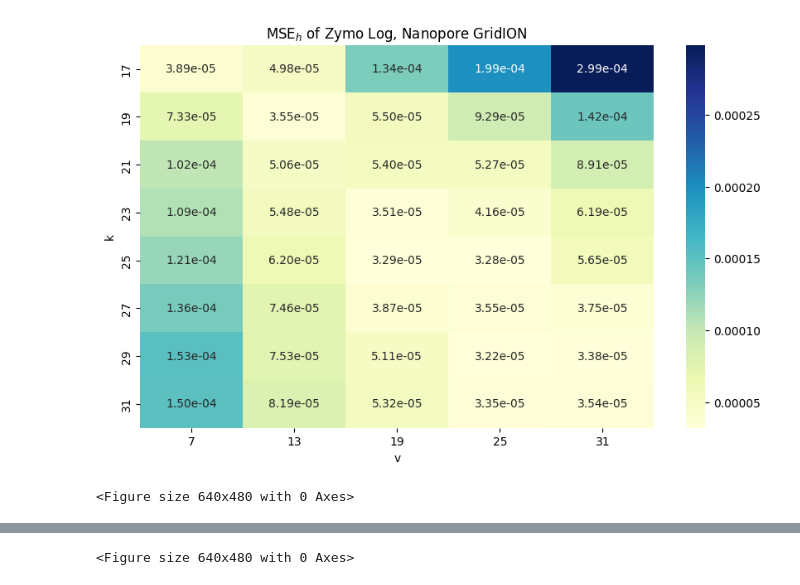
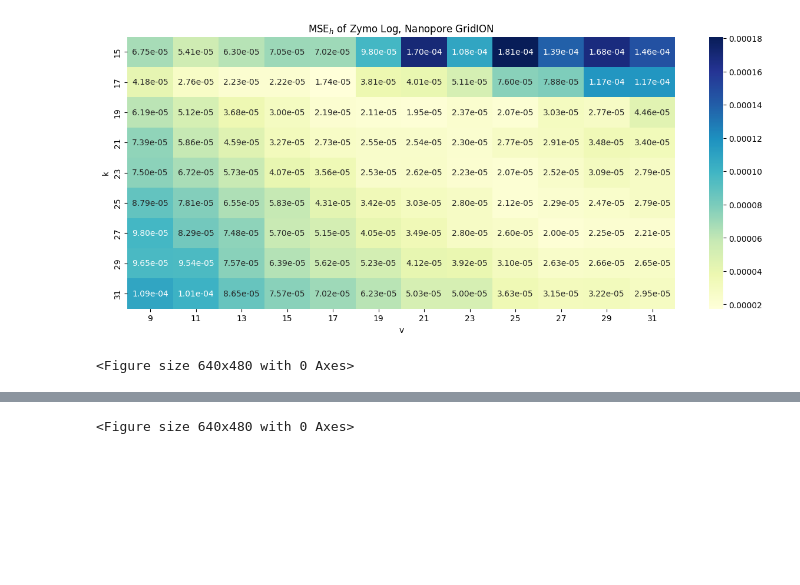
Before and after one commit to GZHoffie/skiver-test, a Jupyter notebook: experiments/parameter_dependence/plot_results.ipynb, the cells around one changed output, grey strips where cells are left out. Drawn from its saved outputs; the diff is of its cells as text; code cells hidden in the pictures; blank space fills up the shorter version.

Commit message:
Update experiment scripts and results

```diff
--- a/experiments/parameter_dependence/plot_results.ipynb
+++ b/experiments/parameter_dependence/plot_results.ipynb
@@ -31,6 +31,9 @@ def find_hazard_rate_mise_weibull(survival_rates, lambd, beta):
         else:
             hazard_rates.append(1 - survival_rates[i] / survival_rates[i-1])
 
+    if beta <= 0:
+        beta = 0
+
     squared_error = []
     for i in range(len(survival_rates)):
         t = i + 1
@@ -66,8 +99,10 @@ def find_hazard_rate_mise_error_rate(survival_rates, error_rate):
 # %%
 import pandas as pd
 
-k_range = [17, 19, 21, 23, 25, 27, 29, 31]
-v_range = [7, 13, 19, 25, 31]
+k_range = [15, 17, 19, 21, 23, 25, 27, 29, 31]
+v_range = [9, 11, 13, 15, 17, 19, 21, 23, 25, 27, 29, 31]
+e_range = ["0", "1e-15", "1e-12", "1e-9", "1e-6", "1e-3"]
+e_plot = "1e-12"
 
 
 ground_truth_survival_rate_file = "../../output/zymo/ERR3152366.matched_kmers.csv"
@@ -76,59 +111,97 @@ ground_truth_survival_rate = list(ground_truth_survival_rate_df["num_kmer_hit"])
 
 k_list = []
 v_list = []
-hazard_rate_mse_list = []
-survival_rate_mse_list = []
 
-for k in k_range:
-    for v in v_range:
-        survival_rate_file = f"../../output/parameter_dependence/ERR3152366_k{k}_v{v}.summary_error_rate.csv"
-        survival_rate_df = pd.read_csv(survival_rate_file)
-        est_lambda = survival_rate_df["lambda"].item()
-        est_beta = survival_rate_df["beta"].item()
+min_survival_rate_mse_vs_e = []
+mean_survival_rate_mse_vs_e = []
+max_survival_rate_mse_vs_e = []
 
-        hazard_rate_mse = find_hazard_rate_mise_weibull(ground_truth_survival_rate, est_lambda, est_beta)
-        survival_rate_mse = find_survival_rate_mise_weibull(ground_truth_survival_rate, est_lambda, est_beta)
+hazard_rate_mse_plot = []
+survival_rate_mse_plot = []
 
-        # Record the results
-        k_list.append(k)
-        v_list.append(v)
-        hazard_rate_mse_list.append(hazard_rate_mse)
-        survival_rate_mse_list.append(survival_rate_mse)
+for e in e_range:
+    hazard_rate_mse_list = []
+    survival_rate_mse_list = []
+    for k in k_range:
+        for v in v_range:
+
+            survival_rate_file = f"../../output/parameter_dependence/ERR3152366_k{k}_v{v}_e{e}.summary_error_rate.csv"
+            survival_rate_df = pd.read_csv(survival_rate_file)
+            est_lambda = survival_rate_df["lambda"].item()
+            est_beta = survival_rate_df["beta"].item()
+
+            hazard_rate_mse = find_hazard_rate_mise_weibull(ground_truth_survival_rate, est_lambda, est_beta)
+            survival_rate_mse = find_survival_rate_mise_weibull(ground_truth_survival_rate, est_lambda, est_beta)
+
+            # Record the results
+            if e == e_plot:
+                k_list.append(k)
+                v_list.append(v)
+                hazard_rate_mse_plot.append(hazard_rate_mse)
+                survival_rate_mse_plot.append(survival_rate_mse)
+
+            hazard_rate_mse_list.append(hazard_rate_mse)
+            survival_rate_mse_list.append(survival_rate_mse)
+
+    min_survival_rate_mse_vs_e.append(np.min(survival_rate_mse_list))
+    mean_survival_rate_mse_vs_e.append(np.mean(survival_rate_mse_list))
+    max_survival_rate_mse_vs_e.append(np.max(survival_rate_mse_list))
+
+
+
 
 results_df = pd.DataFrame({
     "k": k_list,
     "v": v_list,
-    "hazard_rate_mse": hazard_rate_mse_list,
-    "survival_rate_mse": survival_rate_mse_list
+    "hazard_rate_mse": hazard_rate_mse_plot,
+    "survival_rate_mse": survival_rate_mse_plot
+})
+
+result_vs_e_df = pd.DataFrame({
+    "e": e_range,
+    "min_survival_rate_mse": min_survival_rate_mse_vs_e,
+    "mean_survival_rate_mse": mean_survival_rate_mse_vs_e,
+    "max_survival_rate_mse": max_survival_rate_mse_vs_e
 })
 
 # Plot hazard_rate_mse as a heatmap
 
 import seaborn as sns
 import matplotlib.pyplot as plt
 
-plt.figure(figsize=(10, 6))
+plt.figure(figsize=(15, 6))
 
 hazard_rate_mse_pivot = results_df.pivot(index="k", columns="v", values="hazard_rate_mse")
 sns.heatmap(hazard_rate_mse_pivot, annot=True, fmt=".2e", cmap="YlGnBu")
 
 plt.title("MSE$_h$ of Zymo Log, Nanopore GridION")
 plt.xlabel("v")
 plt.ylabel("k")
 plt.show()
 plt.savefig("../../figures/ERR3152366_param_dependence_hazard_rate.pdf")
 
 
-plt.figure(figsize=(10, 6))
+plt.figure(figsize=(15, 6))
 
 survival_rate_mse_pivot = results_df.pivot(index="k", columns="v", values="survival_rate_mse")
 sns.heatmap(survival_rate_mse_pivot, annot=True, fmt=".2e", cmap="YlGnBu")
 
 plt.title("MSE$_S$ of Zymo Log, Nanopore GridION")
 plt.xlabel("v")
 plt.ylabel("k")
 plt.show()
 plt.savefig("../../figures/ERR3152366_param_dependence_survival_rate.pdf")
+
+
+# Plot survival_rate_mse vs e
+plt.figure(figsize=(10, 6))
+plt.plot(result_vs_e_df["e"], result_vs_e_df["mean_survival_rate_mse"], label="mean_survival_rate_mse")
+plt.fill_between(result_vs_e_df["e"], result_vs_e_df["min_survival_rate_mse"], result_vs_e_df["max_survival_rate_mse"], alpha=0.2, label="min-max range")
+plt.xlabel("e")
+plt.ylabel("survival_rate_mse")
+plt.yscale("log")
+plt.title("MSE$_S$ vs e of Zymo Log, Nanopore GridION")
+plt.show()
 # %% [output]
-[figure, old version]
+[figure, new version]
 <Figure size 640x480 with 0 Axes>
```
Also changed, not shown: parts of 5 cells of this notebook, 34 other files.
